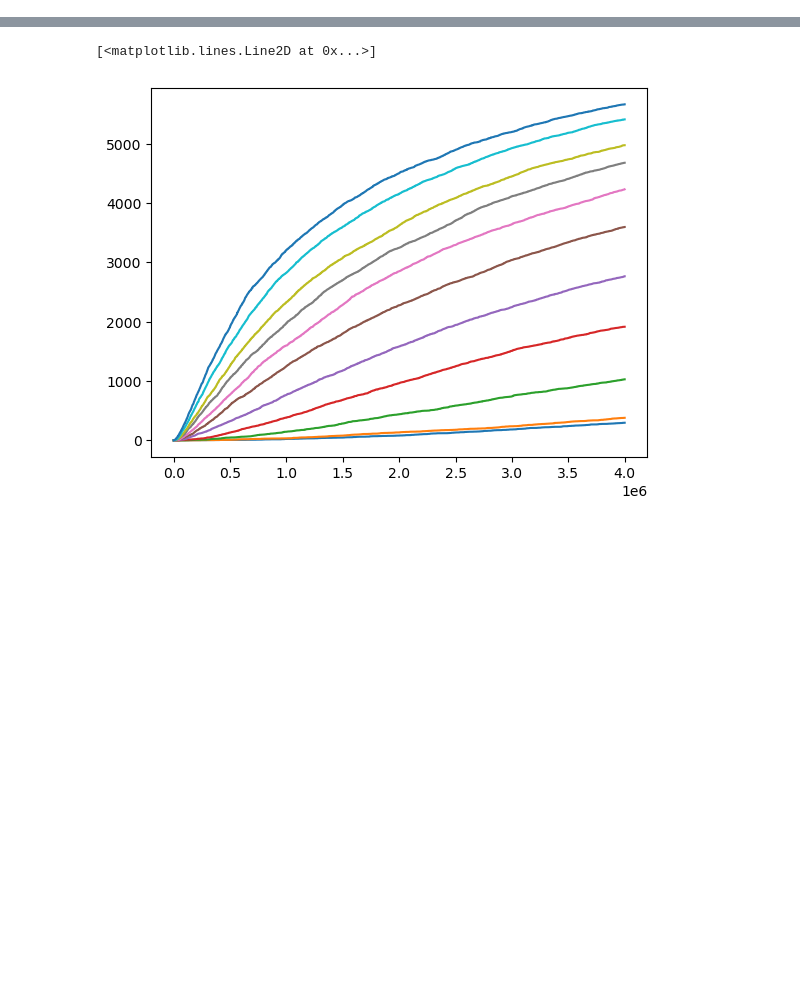
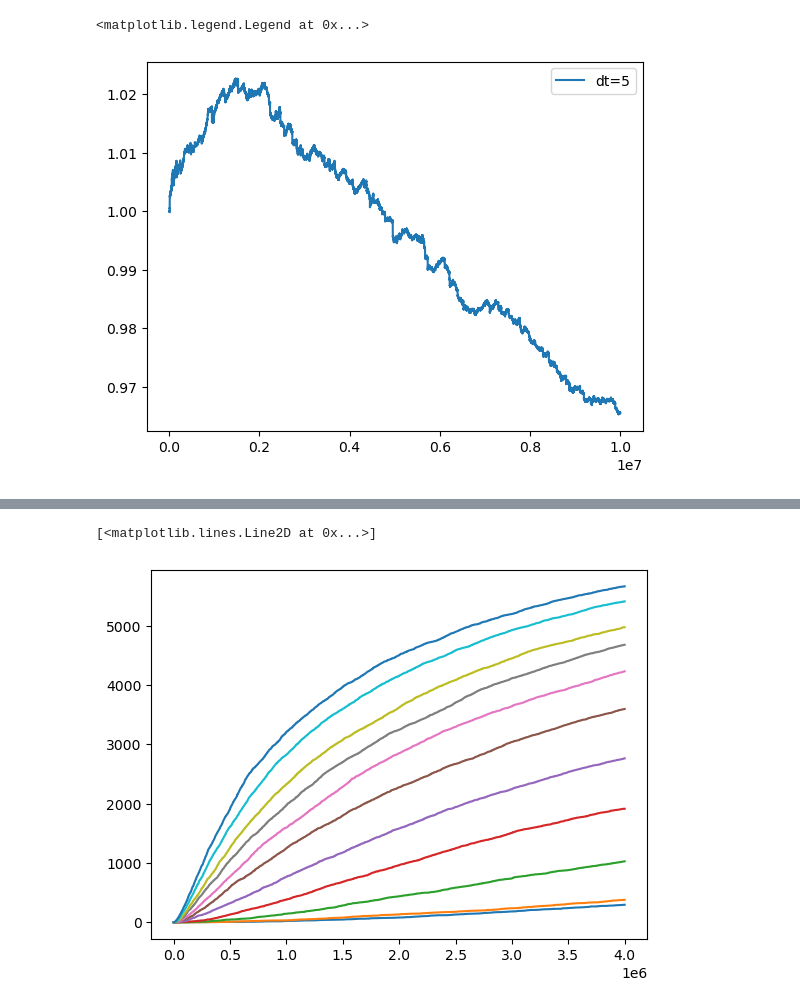
Before and after one commit to ThijsSpoor99/Project-Computational-Science, a Jupyter notebook: hypothesisTesting.ipynb, the cells around one changed output, grey strips where cells are left out. Saved outputs shown, nothing was run; the diff lists cells and outputs as text; code cells hidden in the pictures; blank space fills up the shorter version.

Commit message:
energy data and testing for dt=5 and dt=100 (1e7 steps)

```diff
--- a/hypothesisTesting.ipynb
+++ b/hypothesisTesting.ipynb
@@ -7,0 +9,6 @@ energy1 = np.genfromtxt("Data/energyTesting/centaurEnergy1dt.csv", delimiter=','
+# %%
+plt.plot(np.arange(0, 1e7, 5), energy5 / energy5[0], label='dt=5')
+plt.legend()
+# %% [output]
+<matplotlib.legend.Legend at 0x...>
+[figure, added]
```
Also changed, not shown: parts of 2 cells of this notebook, 3 other files.
